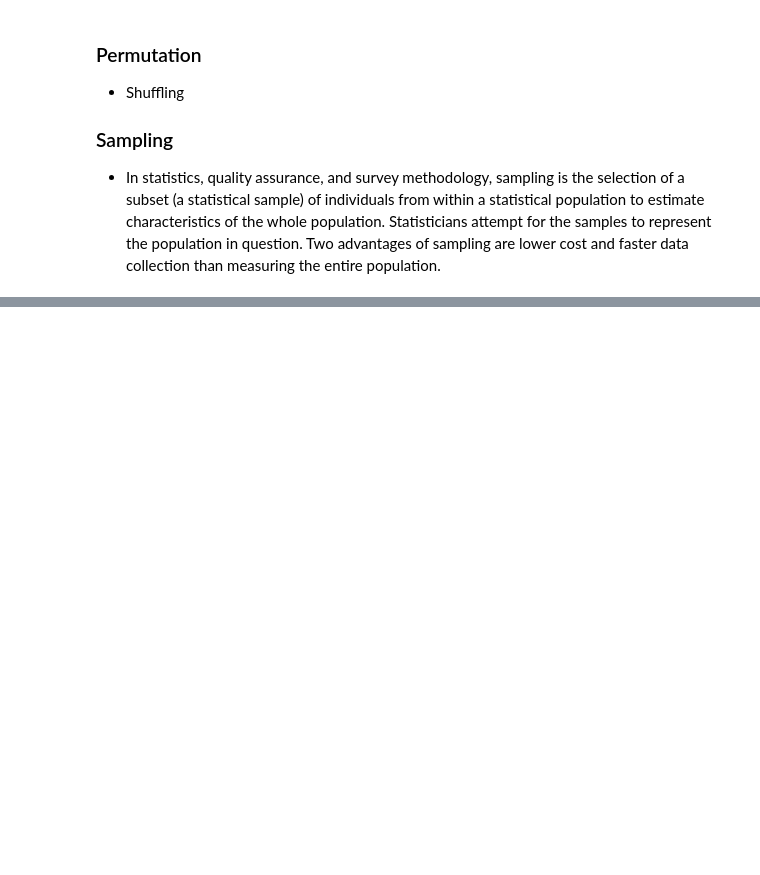
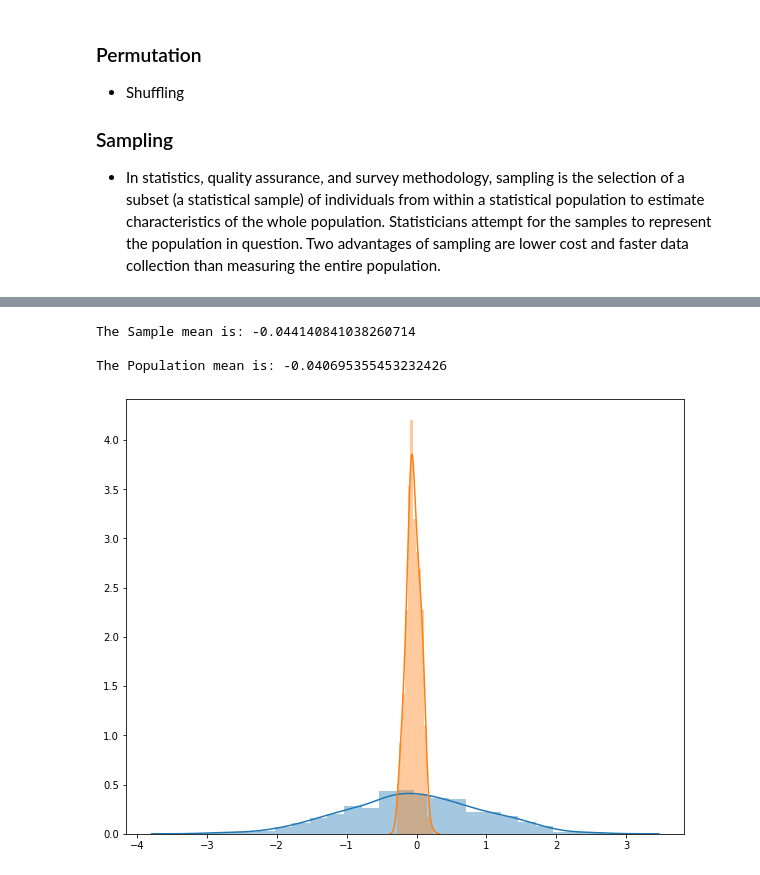
Before and after one commit to Nielspace/Data-Analytics, a Jupyter notebook: Data Analyst/Statistics Part 1 .ipynb, the cells around one changed output, grey strips where cells are left out. Saved outputs shown, nothing was run; the diff lists cells and outputs as text; code cells hidden in the pictures; blank space fills up the shorter version.

```diff
--- a/Data Analyst/Statistics Part 1 .ipynb
+++ b/Data Analyst/Statistics Part 1 .ipynb
@@ -137,0 +269,17 @@ interactive(children=(IntSlider(value=500, description='n', max=1000, min=1), In
+# %%
+sample = {}
+for i in range(300):
+    sample[i] = np.random.choice(population, 100).mean()
+plt.figure(figsize=(10, 8))
+sns.distplot(population, label='Population')
+sns.distplot(list(sample.values()), label='Sample')
+
+print()
+print('The Sample mean is:',np.array(list(sample.values())).mean())
+print()
+print('The Population mean is:',population.mean())
+# %% [output]
+The Sample mean is: -0.044140841038260714
+
+The Population mean is: -0.040695355453232426
+[figure, added]
```
Also changed, not shown: parts of 31 cells of this notebook.
